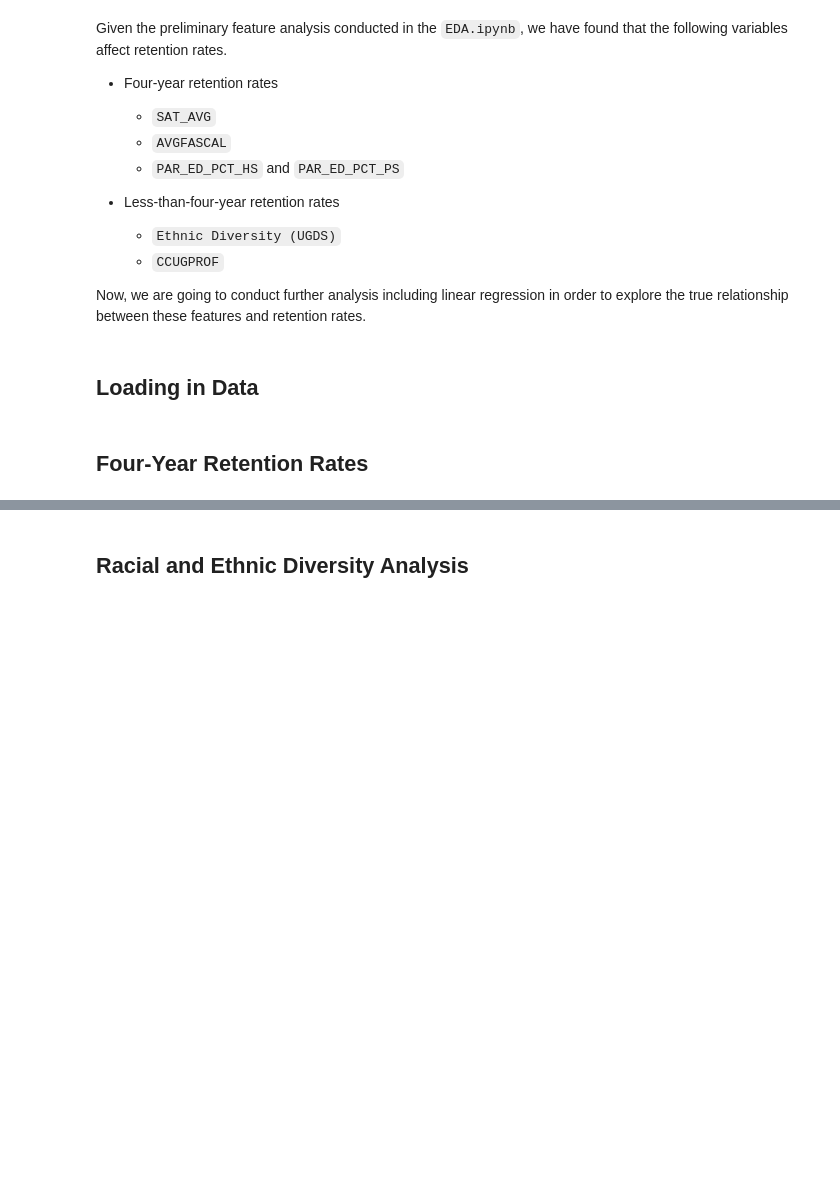
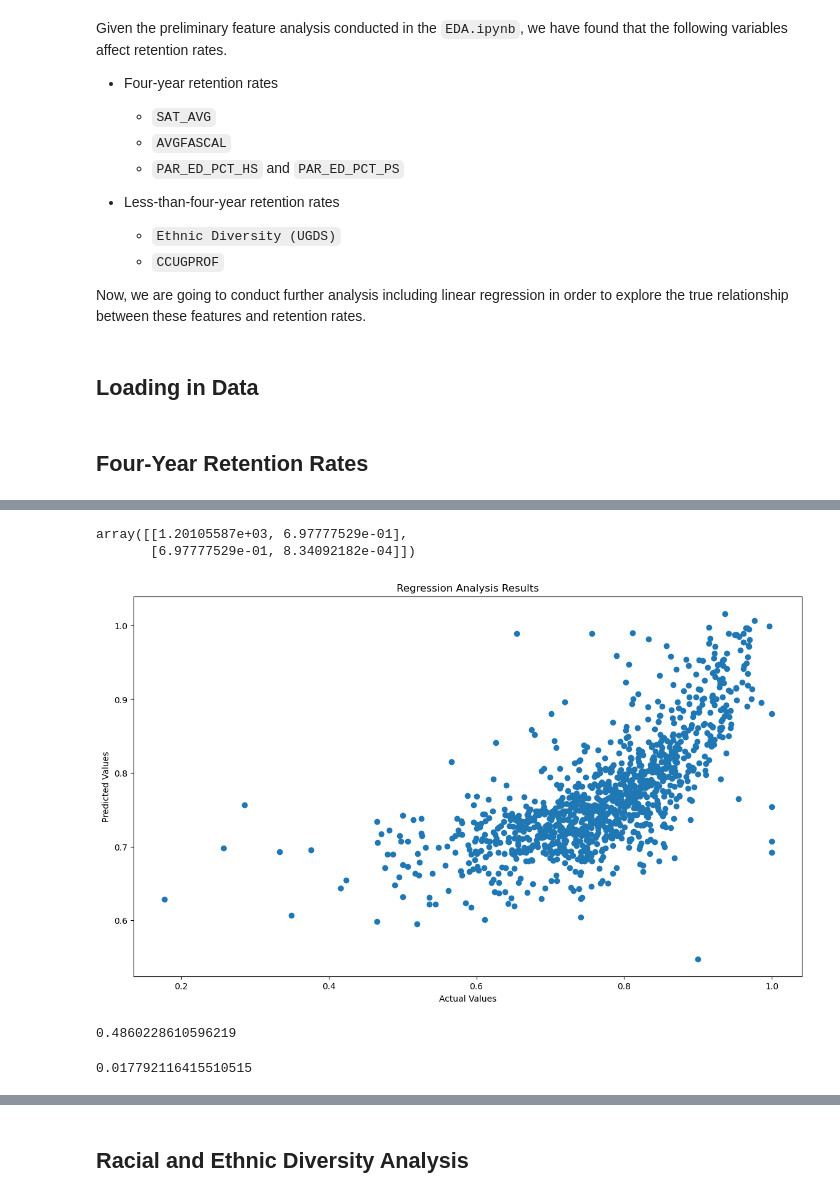
Before and after one commit to UCB-stat-159-s23/project-Group11, a Jupyter notebook: Prediction_Analysis.ipynb, the cells around one changed output, grey strips where cells are left out. Saved outputs shown, nothing was run; the diff lists cells and outputs as text; code cells hidden in the pictures; blank space fills up the shorter version.

Commit message:
prediction analysis for four-year retention

```diff
--- a/Prediction_Analysis.ipynb
+++ b/Prediction_Analysis.ipynb
@@ -31,0 +96,23 @@ data = data.drop('Unnamed: 0', axis=1)
+# %%
+def regression_analysis_results(y_col, pred_col):
+    """
+    Input: Columns containing actual values and predicted values
+    Performs a regression analysis to determine how well the model predicts the actual values.
+    Calculates and returns the R-squared value and generates a scatter plot of the predicted values
+    versus the actual values.
+    """
+    # Check that the input DataFrame contains both columns
+    if len(y_col) != len(pred_col):
+        raise ValueError("Input columns are not the same length")
+
+    # Calculate the R-squared value
+    r_squared = r2_score(y_col, pred_col)
+
+    # Generates a scatter plot of the observed vs. fitted values
+    plt.scatter(y_col, pred_col)
+    plt.xlabel('Actual Values')
+    plt.ylabel('Predicted Values')
+    plt.title('Regression Analysis Results')
+    plt.show()
+
+    return r_squared
@@ -33,0 +143,3 @@ data = data.drop('Unnamed: 0', axis=1)
+# %%
+SAT_score_FT4 = filtered_df_two_columns(data, 'SAT_AVG', 'RET_FT4')
+SAT_score_FT4.head()
@@ -33,0 +153,14 @@ data = data.drop('Unnamed: 0', axis=1)
+# %%
+pearson_corr_coef(SAT_score_FT4.SAT_AVG, SAT_score_FT4.RET_FT4)
+# %% [output]
+array([[1.20105587e+03, 6.97777529e-01],
+       [6.97777529e-01, 8.34092182e-04]])
+# %%
+regression_analysis_results(SAT_score_FT4.RET_FT4, prediction_analysis(SAT_score_FT4))
+# %% [output]
+[figure, added]
+0.4860228610596219
+# %%
+calculate_MSE(SAT_score_FT4.RET_FT4, prediction_analysis(SAT_score_FT4))
+# %% [output]
+0.017792116415510515
```
Also changed, not shown: parts of 17 cells of this notebook.
